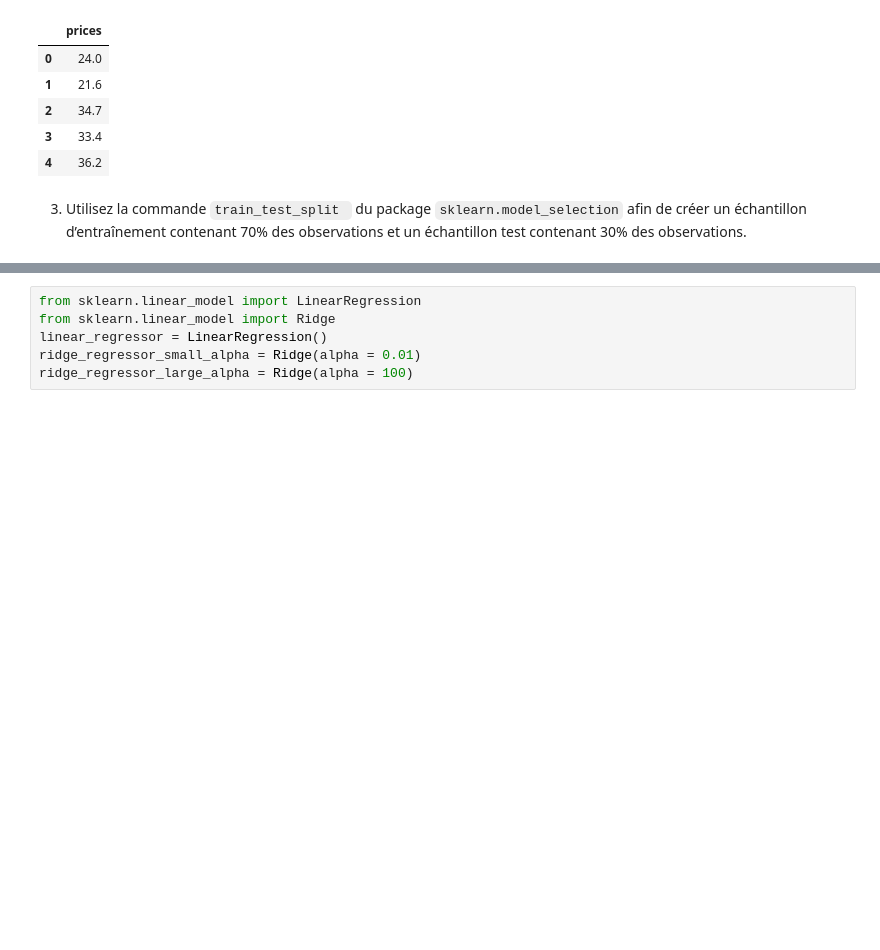
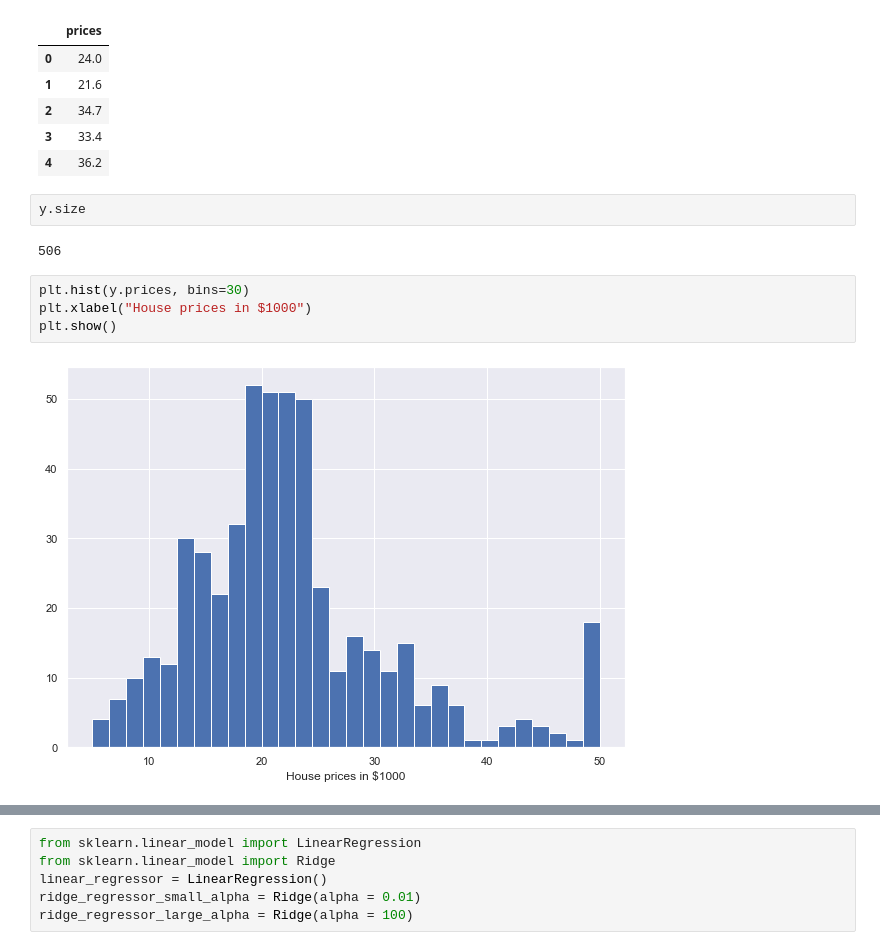
Before and after one commit to carlocis/ML_projects, a Jupyter notebook: Regularized_regressions/Ex_Ridge.ipynb, the cells around one changed output, grey strips where cells are left out. Drawn from its saved outputs; the diff is of its cells as text; blank space fills up the shorter version.

```diff
--- a/Regularized_regressions/Ex_Ridge.ipynb
+++ b/Regularized_regressions/Ex_Ridge.ipynb
@@ -93,5 +97,13 @@ y.head()
 | 2 | 34.7 |
 | 3 | 33.4 |
 | 4 | 36.2 |
-# %% [markdown]
-3. Utilisez la commande `train_test_split ` du package `sklearn.model_selection`  afin de créer un échantillon d’entraînement contenant 70% des observations et un échantillon test contenant 30% des observations.
+# %%
+y.size
+# %% [output]
+506
+# %%
+plt.hist(y.prices, bins=30)
+plt.xlabel("House prices in $1000")
+plt.show()
+# %% [output]
+[figure, added]
```
Also changed, not shown: parts of 60 cells of this notebook.
